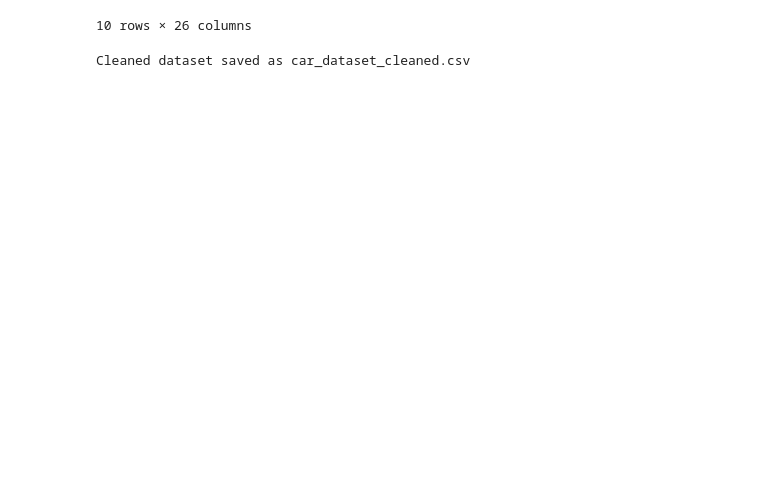
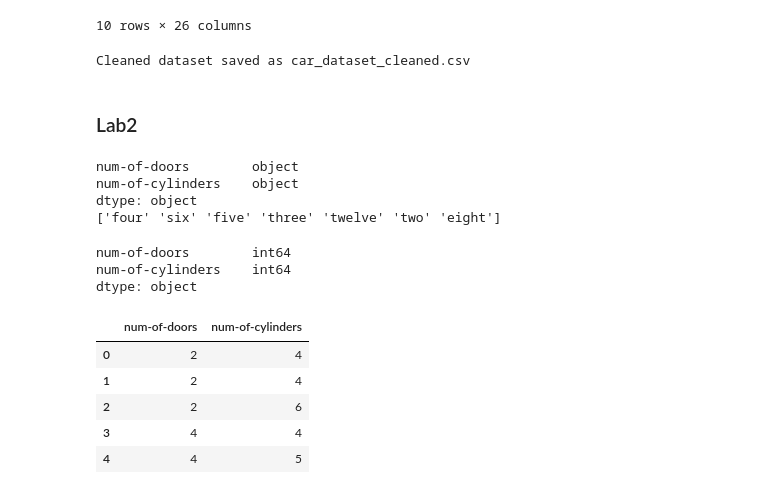
Before and after one commit to AfzalSurti/ML, a Jupyter notebook: Data_Cleaning.ipynb, the cells around one changed output. Cells and saved outputs as stored; diff of their text form; code cells hidden in the pictures; blank space fills up the shorter version.

```diff
--- a/Data_Cleaning.ipynb
+++ b/Data_Cleaning.ipynb
@@ -193,3 +200,35 @@ df.to_csv("car_dataset_cleaned.csv", index=False)
 print("Cleaned dataset saved as car_dataset_cleaned.csv")
 # %% [output]
 Cleaned dataset saved as car_dataset_cleaned.csv
+# %% [markdown]
+### Lab2
+# %%
+# Confirm which columns are still text/object after the earlier to_numeric pass
+print(df[["num-of-doors", "num-of-cylinders"]].dtypes)
+print(df["num-of-cylinders"].unique())
+# %% [output]
+num-of-doors        object
+num-of-cylinders    object
+dtype: object
+['four' 'six' 'five' 'three' 'twelve' 'two' 'eight']
+# %%
+word_to_num = {
+    "two": 2, "three": 3, "four": 4, "five": 5,
+    "six": 6, "eight": 8, "twelve": 12
+}
+
+df["num-of-doors"] = df["num-of-doors"].map(word_to_num).astype(int)
+df["num-of-cylinders"] = df["num-of-cylinders"].map(word_to_num).astype(int)
+
+print(df[["num-of-doors", "num-of-cylinders"]].dtypes)
+df[["num-of-doors", "num-of-cylinders"]].head()
+# %% [output]
+num-of-doors        int64
+num-of-cylinders    int64
+dtype: object
+|  | num-of-doors | num-of-cylinders |
+| 0 | 2 | 4 |
+| 1 | 2 | 4 |
+| 2 | 2 | 6 |
+| 3 | 4 | 4 |
+| 4 | 4 | 5 |
```
Also changed, not shown: parts of 10 cells of this notebook, 4 other files.
